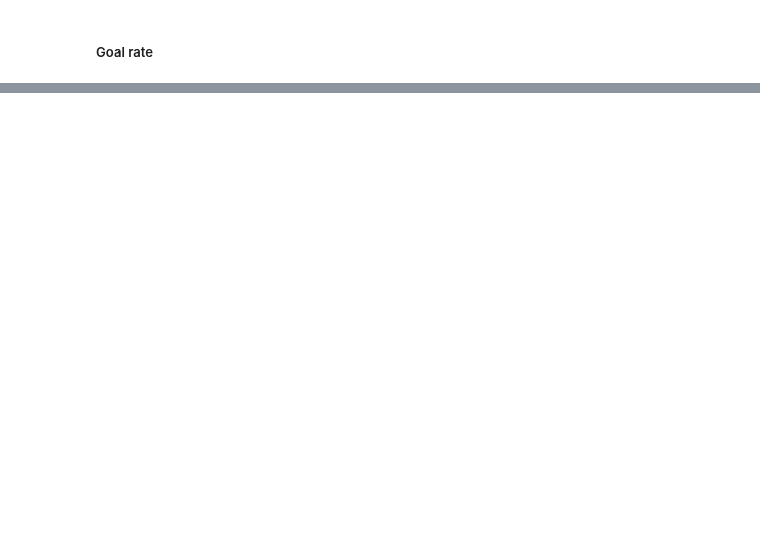
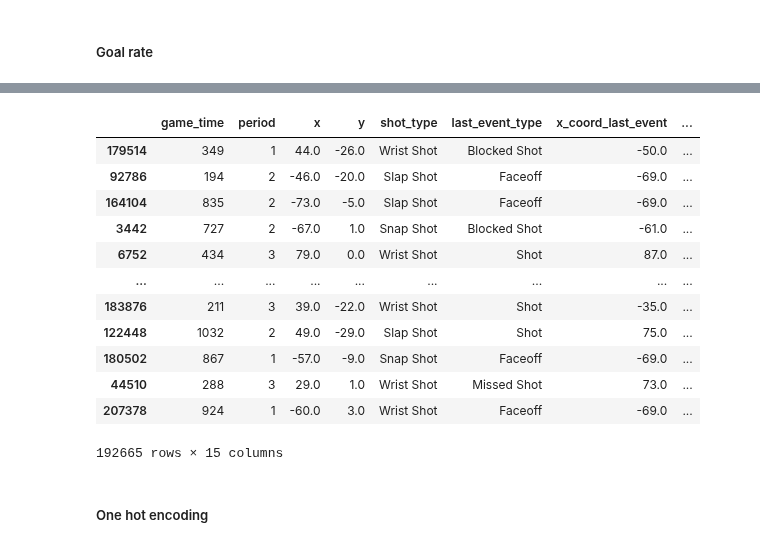
Before and after one commit to hfereidouni/DataScience, a Jupyter notebook: Milestone2/AdvancedModel.ipynb, the cells around one changed output, grey strips where cells are left out. Saved outputs shown, nothing was run; the diff lists cells and outputs as text; code cells hidden in the pictures; blank space fills up the shorter version.

```diff
--- a/Milestone2/AdvancedModel.ipynb
+++ b/Milestone2/AdvancedModel.ipynb
@@ -159,0 +179,24 @@ json_reader(json_path)
+# %%
+features_2 = ['game_time','period','x','y','shot_type','last_event_type',
+       'x_coord_last_event', 'y_coord_last_event', 'Time_from_the_last_event',
+       'Distance_from_the_last_event', 'Rebound', 'change_shot_angle', 'Speed',
+       'angle_net', 'is_goal']
+train_X_2,train_Y,val_X_2,val_Y = split_data(train_val_df,features_2,0.25,True)
+train_X_2['Rebound'] = train_X_2['Rebound'].astype(int)
+train_X_2
+# %% [output]
+|  | game_time | period | x | y | shot_type | last_event_type | x_coord_last_event | ... |
+| 179514 | 349 | 1 | 44.0 | -26.0 | Wrist Shot | Blocked Shot | -50.0 | ... |
+| 92786 | 194 | 2 | -46.0 | -20.0 | Slap Shot | Faceoff | -69.0 | ... |
+| 164104 | 835 | 2 | -73.0 | -5.0 | Slap Shot | Faceoff | -69.0 | ... |
+| 3442 | 727 | 2 | -67.0 | 1.0 | Snap Shot | Blocked Shot | -61.0 | ... |
+| 6752 | 434 | 3 | 79.0 | 0.0 | Wrist Shot | Shot | 87.0 | ... |
+| ... | ... | ... | ... | ... | ... | ... | ... | ... |
+| 183876 | 211 | 3 | 39.0 | -22.0 | Wrist Shot | Shot | -35.0 | ... |
+| 122448 | 1032 | 2 | 49.0 | -29.0 | Slap Shot | Shot | 75.0 | ... |
+| 180502 | 867 | 1 | -57.0 | -9.0 | Snap Shot | Faceoff | -69.0 | ... |
+| 44510 | 288 | 3 | 29.0 | 1.0 | Wrist Shot | Missed Shot | 73.0 | ... |
+| 207378 | 924 | 1 | -60.0 | 3.0 | Wrist Shot | Faceoff | -69.0 | ... |
+192665 rows × 15 columns
+# %% [markdown]
+##### One hot encoding
```
Also changed, not shown: parts of 33 cells of this notebook, 3 other files.
